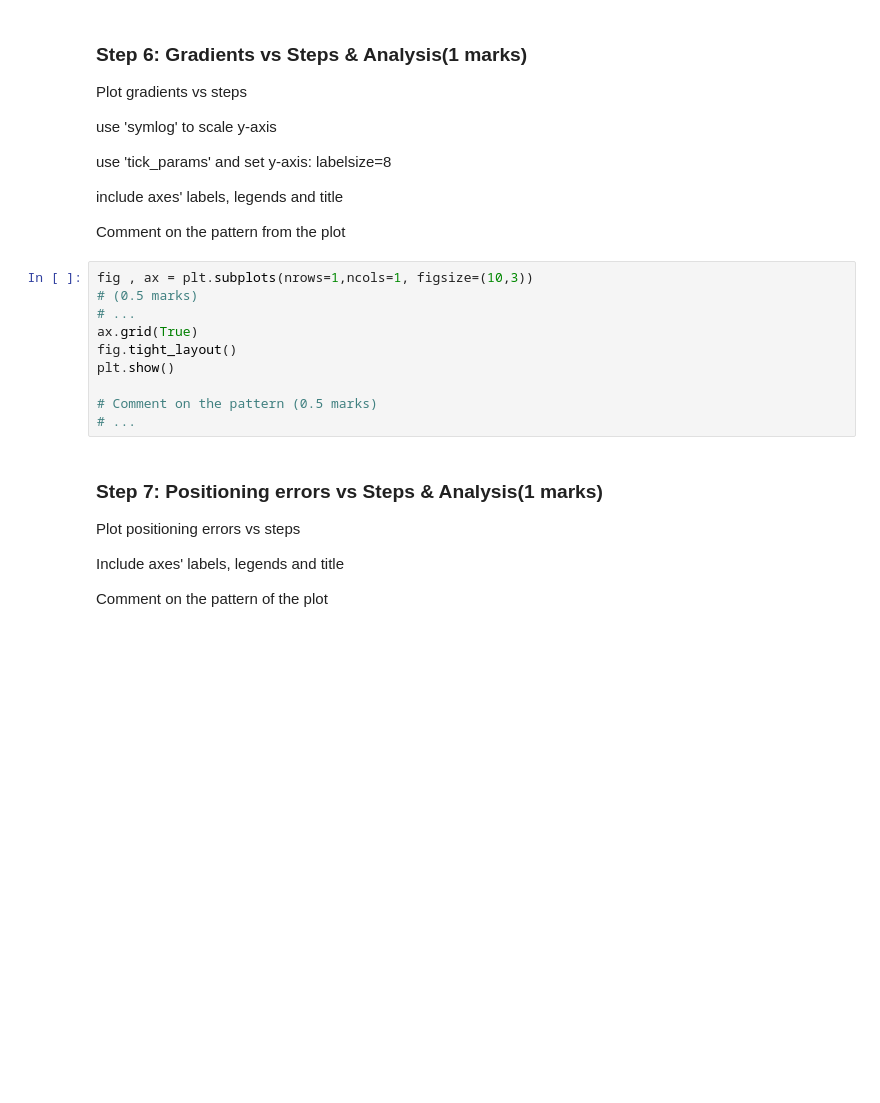
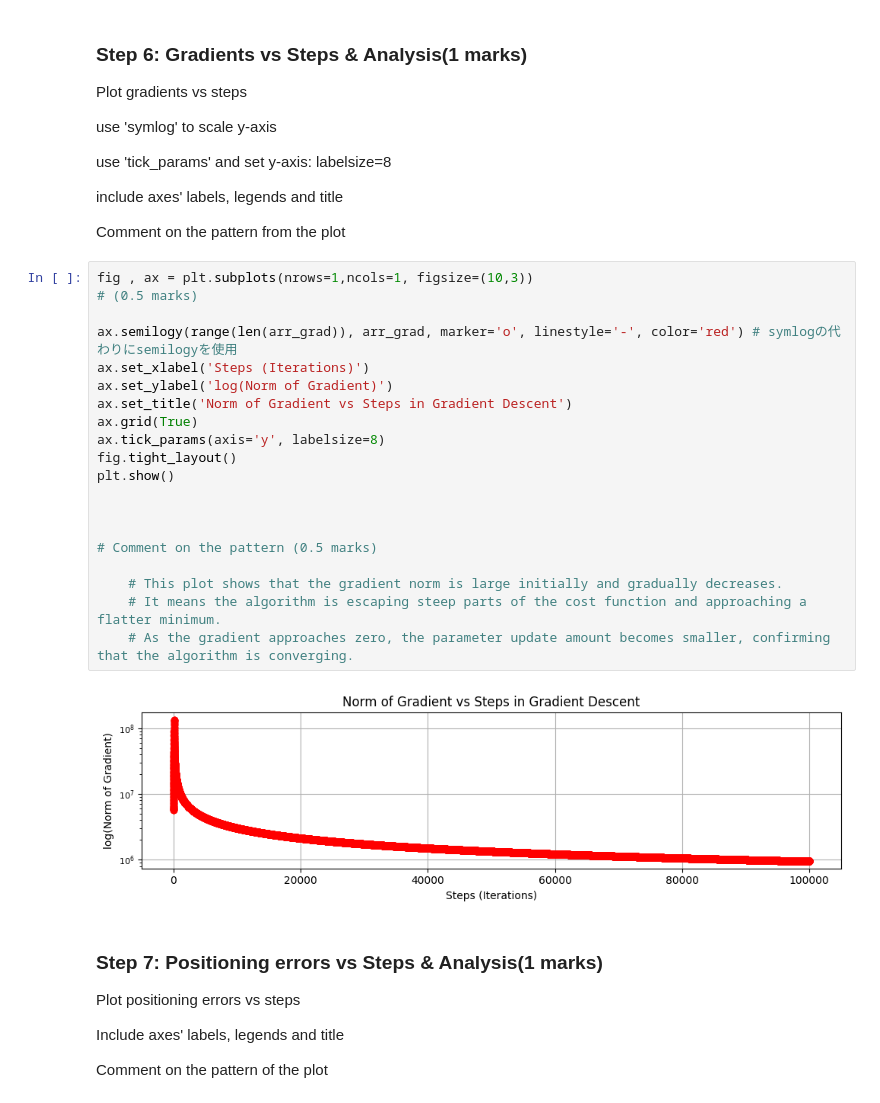
Before and after one commit to WoodenArmor/ENGG680_2025_Fall, a Jupyter notebook: Lab_Assignment2/Assignment2_Upload.ipynb, the cells around one changed output. Saved outputs shown, nothing was run; the diff lists cells and outputs as text; blank space fills up the shorter version.

```diff
--- a/Lab_Assignment2/Assignment2_Upload.ipynb
+++ b/Lab_Assignment2/Assignment2_Upload.ipynb
@@ -538,16 +878,28 @@ use 'tick_params' and set y-axis: labelsize=8
 include axes' labels, legends and title
 
 Comment on the pattern from the plot
-# %%
-fig , ax = plt.subplots(nrows=1,ncols=1, figsize=(10,3))
-# (0.5 marks)
-# ...
-ax.grid(True)
-fig.tight_layout()
-plt.show()
-
-# Comment on the pattern (0.5 marks)
-# ...
+# %%
+fig , ax = plt.subplots(nrows=1,ncols=1, figsize=(10,3))
+# (0.5 marks)
+
+ax.semilogy(range(len(arr_grad)), arr_grad, marker='o', linestyle='-', color='red') # symlogの代わりにsemilogyを使用
+ax.set_xlabel('Steps (Iterations)')
+ax.set_ylabel('log(Norm of Gradient)')
+ax.set_title('Norm of Gradient vs Steps in Gradient Descent')
+ax.grid(True)
+ax.tick_params(axis='y', labelsize=8)
+fig.tight_layout()
+plt.show()
+
+
+
+# Comment on the pattern (0.5 marks)
+
+    # This plot shows that the gradient norm is large initially and gradually decreases.
+    # It means the algorithm is escaping steep parts of the cost function and approaching a flatter minimum.
+    # As the gradient approaches zero, the parameter update amount becomes smaller, confirming that the algorithm is converging.
+# %% [output]
+[figure, added]
 # %% [markdown]
 ### Step 7: Positioning errors vs Steps & Analysis(1 marks)
 Plot positioning errors vs steps
```
Also changed, not shown: parts of 34 cells of this notebook.
